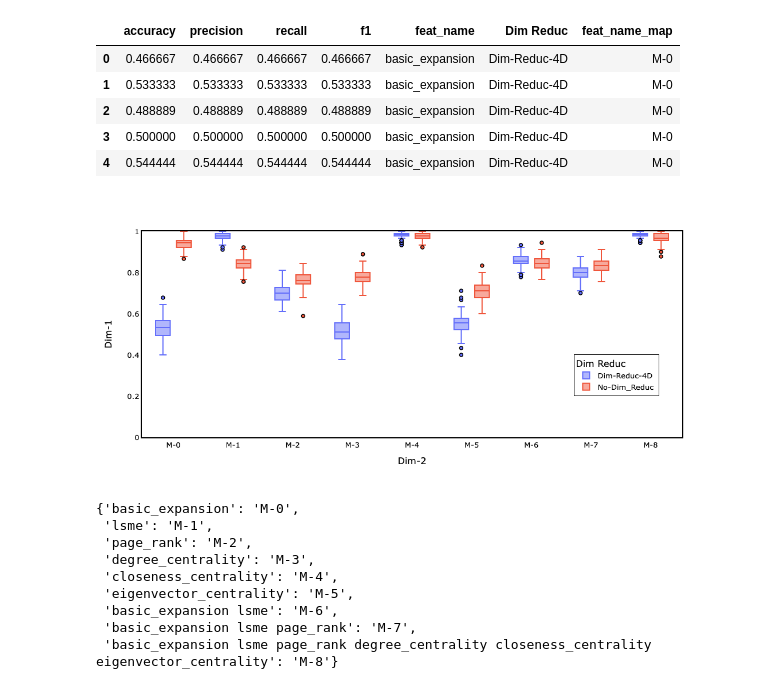
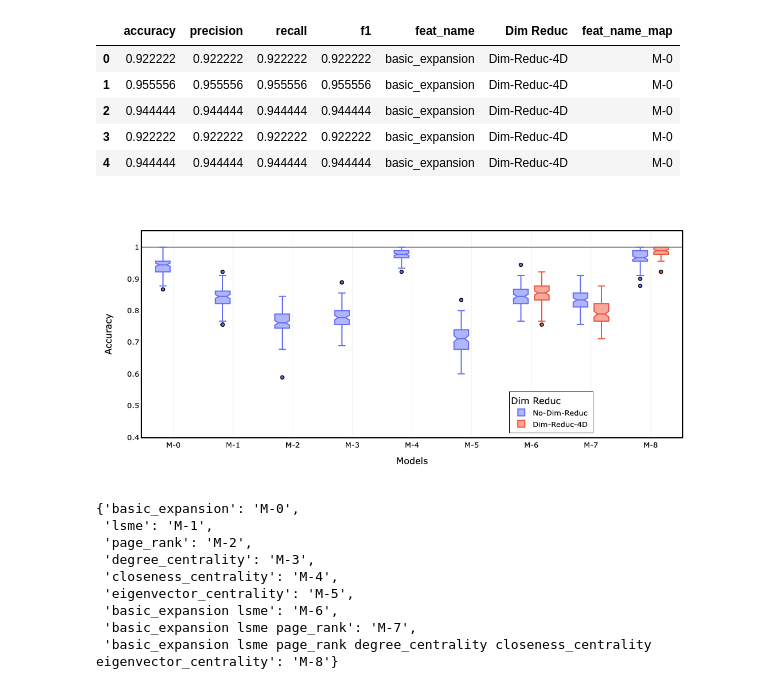
Before and after one commit to elmspace/NEExT, a Jupyter notebook: experiments/abcd/outlier_classification_experiment/analysis.ipynb, the cells around one changed output. Cells and saved outputs as stored; diff of their text form; code cells hidden in the pictures.

```diff
--- a/experiments/abcd/outlier_classification_experiment/analysis.ipynb
+++ b/experiments/abcd/outlier_classification_experiment/analysis.ipynb
@@ -6,5 +6,4 @@ import pandas as pd
 data_no_umap = pd.read_csv("./results/results_outlier_lite.csv")
 data_umap = pd.read_csv("./results/results_outlier_lite_umap.csv")
 data_umap["Dim Reduc"] = "Dim-Reduc-4D"
-data_no_umap["Dim Reduc"] = "No-Dim_Reduc"
-data = pd.concat([data_umap, data_no_umap])
+data_no_umap["Dim Reduc"] = "No-Dim-Reduc"
@@ -17,13 +18,20 @@ data["feat_name_map"] = data["feat_name"].apply(lambda x : feat_name_map[x])
 data.head()
 # %% [output]
 |  | accuracy | precision | recall | f1 | feat_name | Dim Reduc | feat_name_map |
-| 0 | 0.466667 | 0.466667 | 0.466667 | 0.466667 | basic_expansion | Dim-Reduc-4D | M-0 |
-| 1 | 0.533333 | 0.533333 | 0.533333 | 0.533333 | basic_expansion | Dim-Reduc-4D | M-0 |
-| 2 | 0.488889 | 0.488889 | 0.488889 | 0.488889 | basic_expansion | Dim-Reduc-4D | M-0 |
-| 3 | 0.500000 | 0.500000 | 0.500000 | 0.500000 | basic_expansion | Dim-Reduc-4D | M-0 |
-| 4 | 0.544444 | 0.544444 | 0.544444 | 0.544444 | basic_expansion | Dim-Reduc-4D | M-0 |
+| 0 | 0.922222 | 0.922222 | 0.922222 | 0.922222 | basic_expansion | Dim-Reduc-4D | M-0 |
+| 1 | 0.955556 | 0.955556 | 0.955556 | 0.955556 | basic_expansion | Dim-Reduc-4D | M-0 |
+| 2 | 0.944444 | 0.944444 | 0.944444 | 0.944444 | basic_expansion | Dim-Reduc-4D | M-0 |
+| 3 | 0.922222 | 0.922222 | 0.922222 | 0.922222 | basic_expansion | Dim-Reduc-4D | M-0 |
+| 4 | 0.944444 | 0.944444 | 0.944444 | 0.944444 | basic_expansion | Dim-Reduc-4D | M-0 |
+# %%
+umap_feat_to_keep = ["basic_expansion lsme",
+ "basic_expansion lsme page_rank",
+ "basic_expansion lsme page_rank degree_centrality closeness_centrality eigenvector_centrality"]
+data1 = data[data["Dim Reduc"] == "No-Dim-Reduc"].copy(deep=True)
+data2 = data[(data["feat_name"].isin(umap_feat_to_keep)) & (data["Dim Reduc"] == "Dim-Reduc-4D")].copy(deep=True)
+data = pd.concat([data1, data2])
 # %%
-fig = px.box(data, x="feat_name_map", y="accuracy", color="Dim Reduc")
+fig = px.box(data, x="feat_name_map", y="accuracy", color="Dim Reduc", notched=True)
 
 # Update figure layout
 fig.update_layout(paper_bgcolor='white')
@@ -31,7 +39,7 @@ fig.update_layout(plot_bgcolor='white')
 fig.update_yaxes(color='black')
 fig.update_layout(
     yaxis = dict(
-        title = "Dim-1",
+        title = "Accuracy",
         zeroline=True,
         showline = True,
         linecolor = 'black',
@@ -39,42 +47,42 @@ fig.update_layout(
         linewidth = 2
     ),
     xaxis = dict(
-        title = "Dim-2",
+        title = "Models",
         mirror=True,
         zeroline=True,
         showline = True,
         linecolor = 'black',
         linewidth = 2,
     ),
-    width=550,
+    width=650,
     height=500,
     font=dict(
     size=13,
     color="black")
 
 )
 fig.update_layout(showlegend=True)
 fig.update_layout(legend=dict(
     yanchor="bottom",
-    y=0.2,
+    y=0.02,
     xanchor="left",
-    x=0.8,
+    x=0.68,
     bordercolor="Black",
     borderwidth=1
 ))
 
 fig.update_xaxes(visible=True, showticklabels=True)
-fig.update_layout(yaxis_range=[0,1])
+fig.update_layout(yaxis_range=[0.4,1.05])
 
-fig.update_xaxes(showgrid=False, gridwidth=0.5, gridcolor='#e3e1e1')
+fig.update_xaxes(showgrid=True, gridwidth=0.5, gridcolor='#e3e1e1')
 fig.update_yaxes(showgrid=False, gridwidth=0.5, gridcolor='grey')
 fig.update_traces(marker_line_color='black', marker_line_width=1.5, opacity=1.0)
 
-
+fig.add_hline(y=1.0, line_color="grey")
 
 fig.show()
 # %% [output]
-[figure, old version]
+[figure, new version]
 # %%
 feat_name_map
 # %% [output]
```
Also changed, not shown: parts of 1 cell of this notebook, 4 other files.
